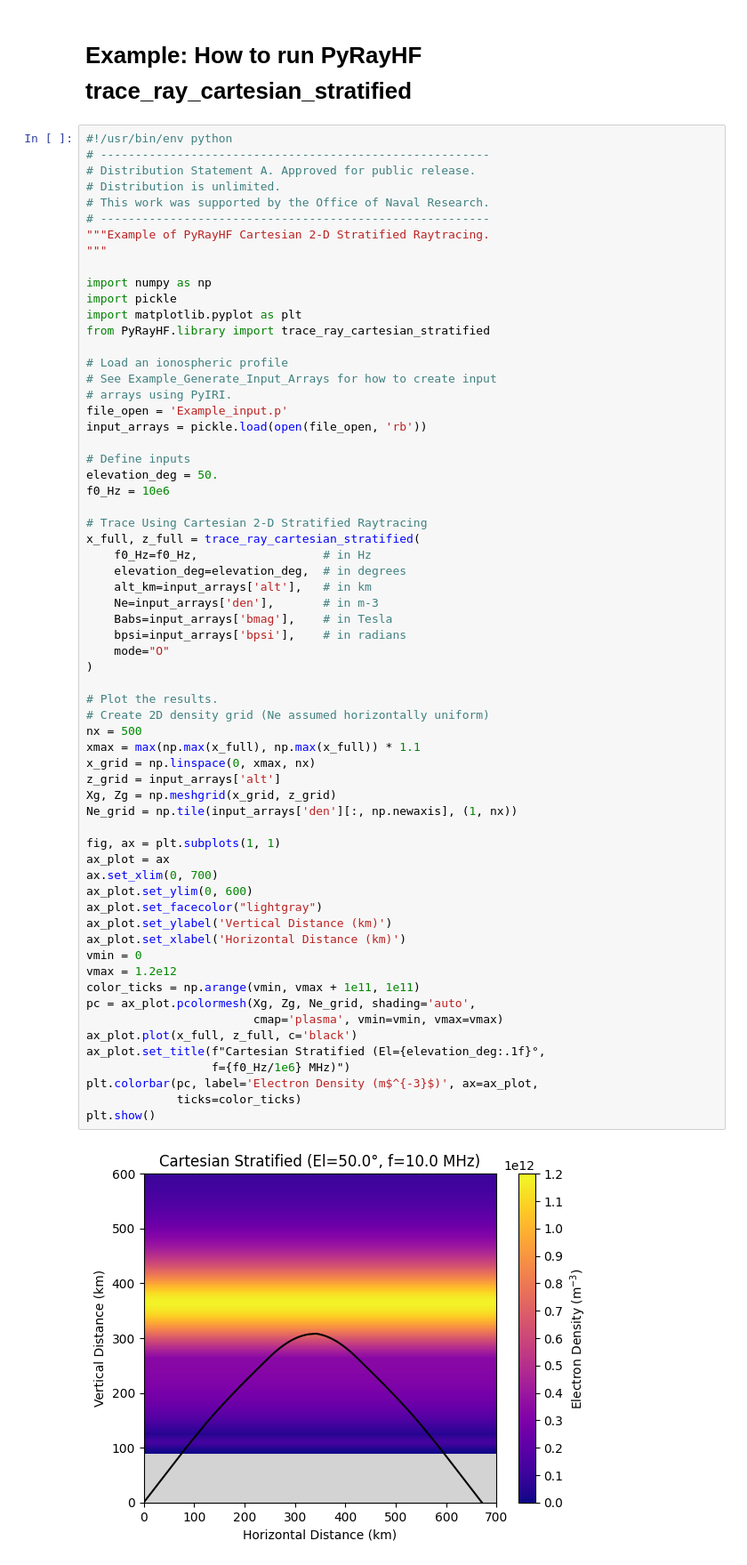
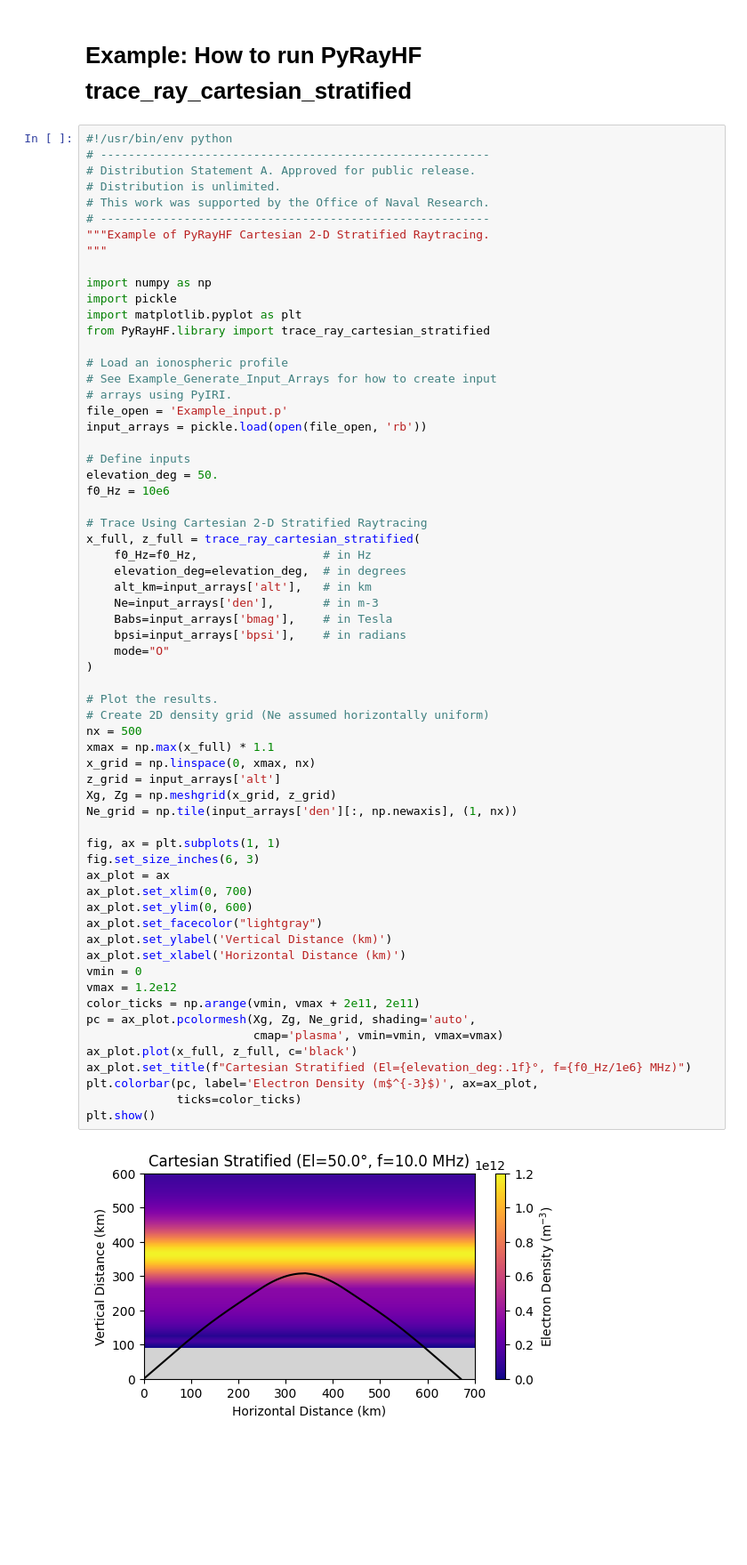
Before and after one commit to victoriyaforsythe/PyRayHF, a Jupyter notebook: docs/tutorials/Example_Trace_Ray_Cartesian_Stratified.ipynb, the cells around one changed output. Shown at 89% size. Saved outputs shown, nothing was run; the diff lists cells and outputs as text; blank space fills up the shorter version.

Commit message:
Added cartesian stratified example

```diff
--- a/docs/tutorials/Example_Trace_Ray_Cartesian_Stratified.ipynb
+++ b/docs/tutorials/Example_Trace_Ray_Cartesian_Stratified.ipynb
@@ -32,36 +32,36 @@ x_full, z_full = trace_ray_cartesian_stratified(
     alt_km=input_arrays['alt'],   # in km
     Ne=input_arrays['den'],       # in m-3
     Babs=input_arrays['bmag'],    # in Tesla
     bpsi=input_arrays['bpsi'],    # in radians
     mode="O"
 )
 
 # Plot the results.
 # Create 2D density grid (Ne assumed horizontally uniform)
 nx = 500
-xmax = max(np.max(x_full), np.max(x_full)) * 1.1
+xmax = np.max(x_full) * 1.1
 x_grid = np.linspace(0, xmax, nx)
 z_grid = input_arrays['alt']
 Xg, Zg = np.meshgrid(x_grid, z_grid)
 Ne_grid = np.tile(input_arrays['den'][:, np.newaxis], (1, nx))
 
 fig, ax = plt.subplots(1, 1)
+fig.set_size_inches(6, 3)
 ax_plot = ax
-ax.set_xlim(0, 700)
+ax_plot.set_xlim(0, 700)
 ax_plot.set_ylim(0, 600)
 ax_plot.set_facecolor("lightgray")
 ax_plot.set_ylabel('Vertical Distance (km)')
 ax_plot.set_xlabel('Horizontal Distance (km)')
 vmin = 0
 vmax = 1.2e12
-color_ticks = np.arange(vmin, vmax + 1e11, 1e11)
+color_ticks = np.arange(vmin, vmax + 2e11, 2e11)
 pc = ax_plot.pcolormesh(Xg, Zg, Ne_grid, shading='auto',
                         cmap='plasma', vmin=vmin, vmax=vmax)
 ax_plot.plot(x_full, z_full, c='black')
-ax_plot.set_title(f"Cartesian Stratified (El={elevation_deg:.1f}°,
-                  f={f0_Hz/1e6} MHz)")
+ax_plot.set_title(f"Cartesian Stratified (El={elevation_deg:.1f}°, f={f0_Hz/1e6} MHz)")
 plt.colorbar(pc, label='Electron Density (m$^{-3}$)', ax=ax_plot,
              ticks=color_ticks)
 plt.show()
 # %% [output]
-[figure, old version]
+[figure, new version]
```
Also changed, not shown: 2 other files.
